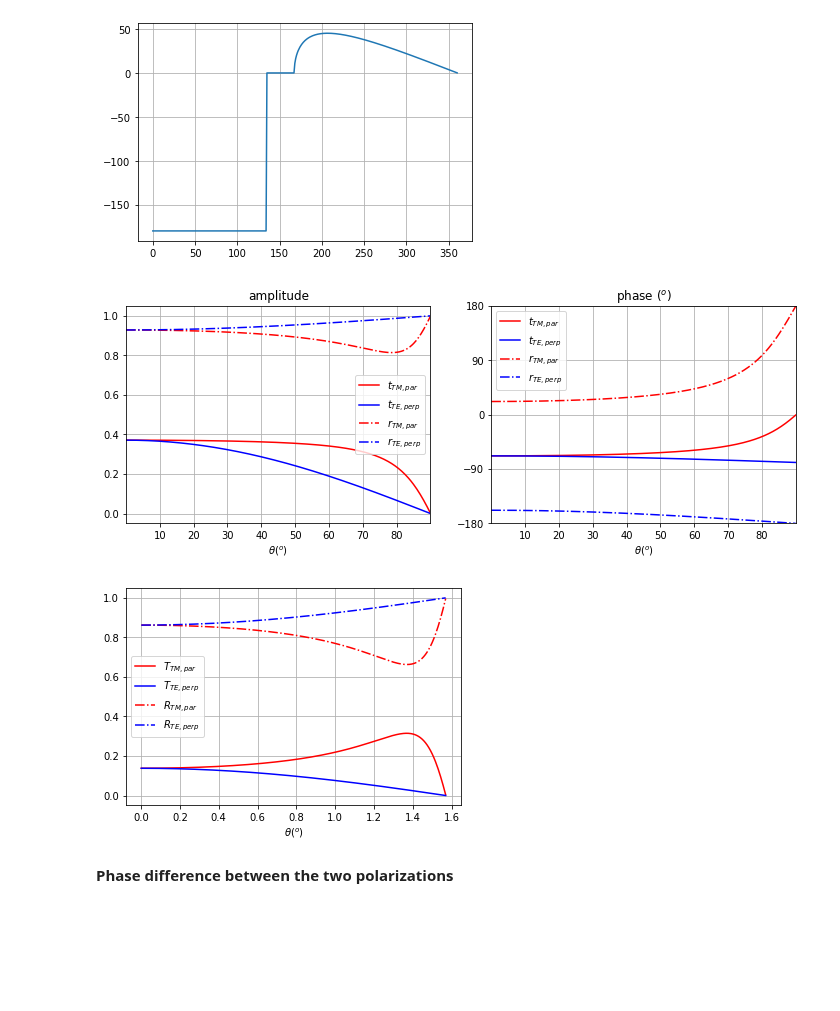
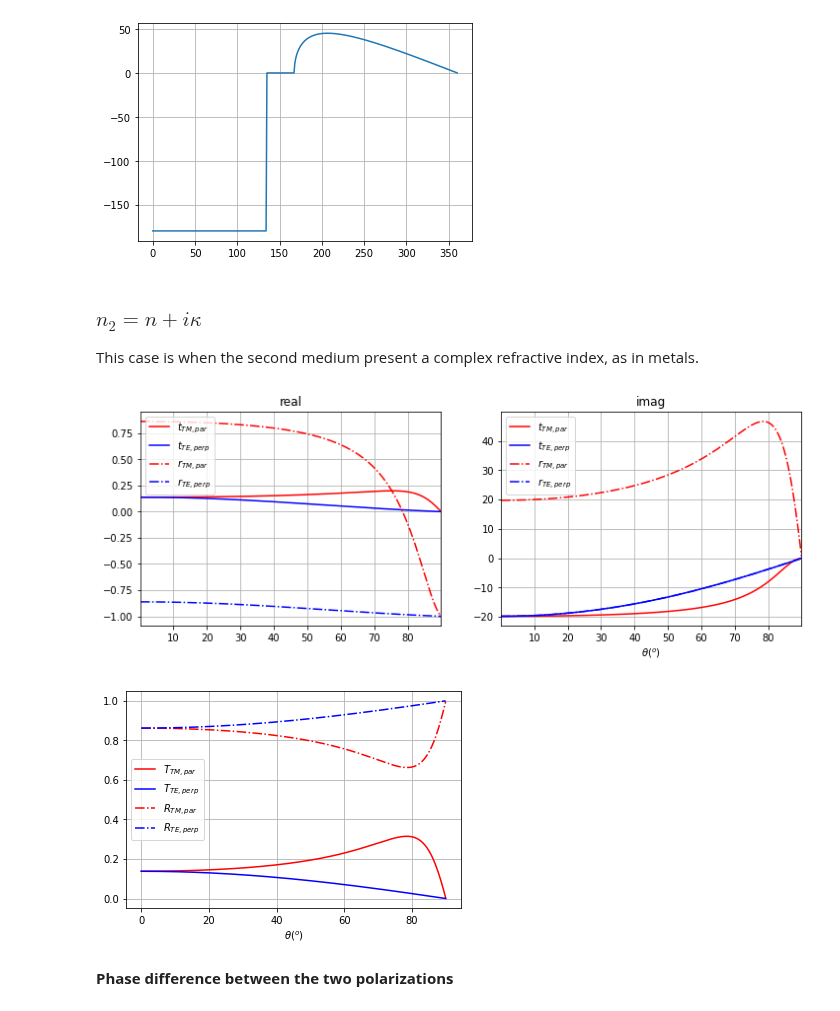
Before and after one commit to aocg-ucm/diffractio, a Jupyter notebook: docs/source/tutorial/other/fresnel_equations.ipynb, the cells around one changed output. Saved outputs shown, nothing was run; the diff lists cells and outputs as text; code cells hidden in the pictures; blank space fills up the shorter version.

Commit message:
fresnel_equations drawings and tutorial

```diff
--- a/docs/source/tutorial/other/fresnel_equations.ipynb
+++ b/docs/source/tutorial/other/fresnel_equations.ipynb
@@ -83,12 +112,16 @@ plt.plot((np.angle(r_TE)-np.angle(r_TM))/degrees)
 plt.grid()
 # %% [output]
 [figure]
+# %% [markdown]
+### $n_2 = n + i \kappa$
+
+This case is when the second medium present a complex refractive index, as in metals.
 # %%
-t_TM, t_TE, r_TM, r_TE = fresnel_equations(theta, wavelength, n1, n2c, has_draw=True)
+t_TM, t_TE, r_TM, r_TE = fresnel_equations(theta, wavelength, n1, n2c, has_draw=True, kind='real_imag')
 T_TM, T_TE, R_TM, R_TE = transmitances_reflectances(theta, wavelength,  n1, n2c, has_draw=True)
 # %% [output]
-[figure, old version]
+[figure, new version]
-[figure, old version]
+[figure, new version]
 # %% [markdown]
 **Phase difference between the two polarizations**
 # %%
```
Also changed, not shown: parts of 23 cells of this notebook, 2 other files.
